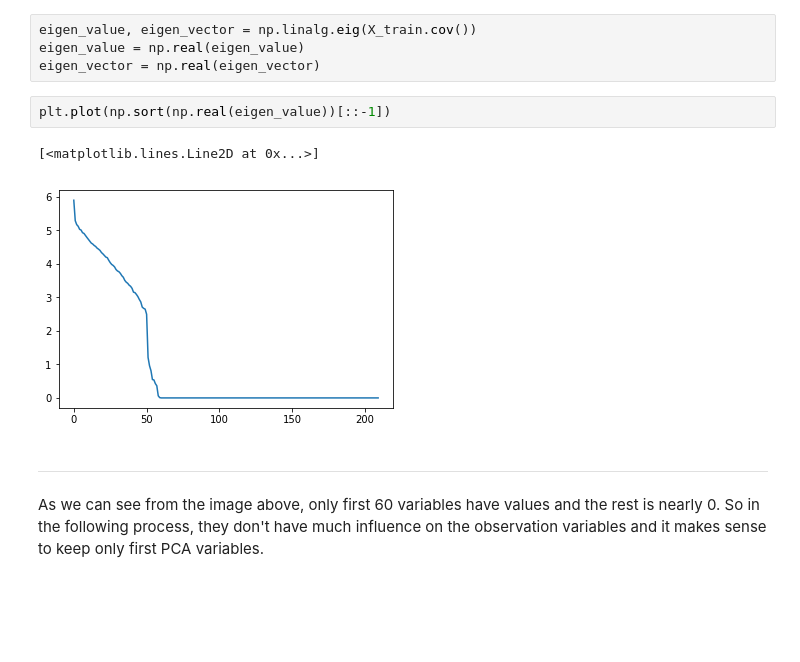
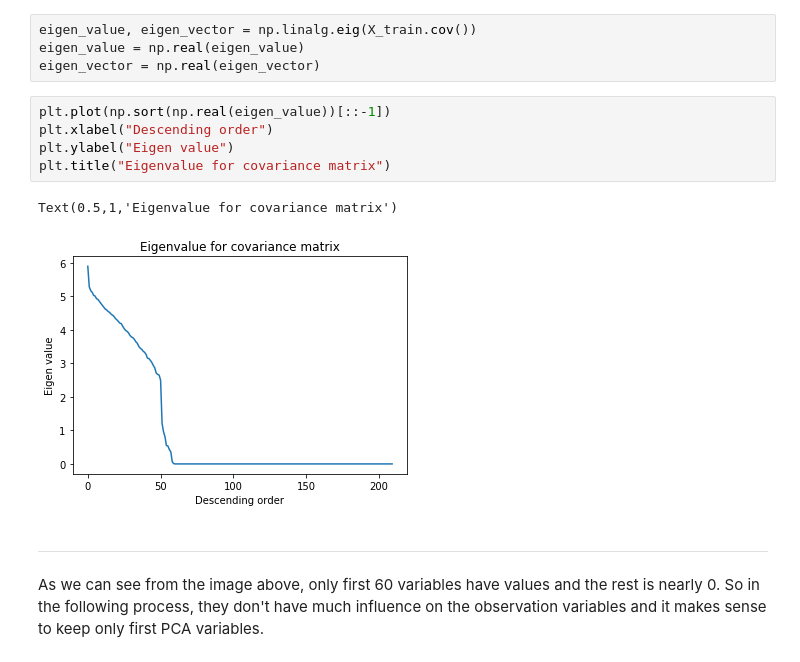
Before and after one commit to ldihao/SD-TSIA204_Statistics, a Jupyter notebook: TP2/sd-tsia204_lab2_luo_dihao.ipynb, the cells around one changed output. Drawn from its saved outputs; the diff is of its cells as text; blank space fills up the shorter version.

```diff
--- a/TP2/sd-tsia204_lab2_luo_dihao.ipynb
+++ b/TP2/sd-tsia204_lab2_luo_dihao.ipynb
@@ -190,9 +186,12 @@ eigen_value = np.real(eigen_value)
 eigen_vector = np.real(eigen_vector)
 # %%
 plt.plot(np.sort(np.real(eigen_value))[::-1])
+plt.xlabel("Descending order")
+plt.ylabel("Eigen value")
+plt.title("Eigenvalue for covariance matrix")
 # %% [output]
-[<matplotlib.lines.Line2D at 0x...>]
+Text(0.5,1,'Eigenvalue for covariance matrix')
-[figure, old version]
+[figure, new version]
 # %% [markdown]
 ___
 
```
Also changed, not shown: parts of 34 cells of this notebook.
